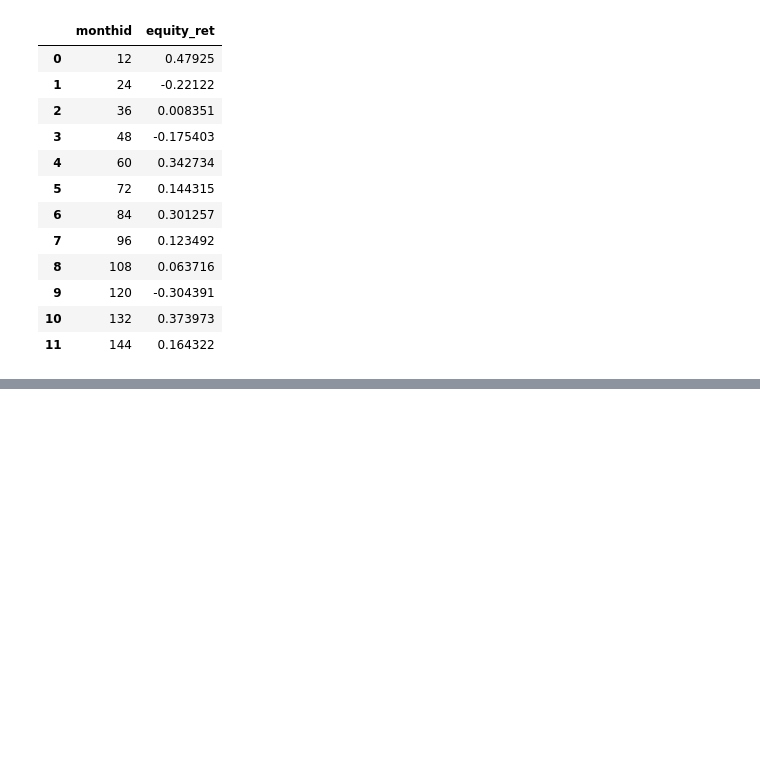
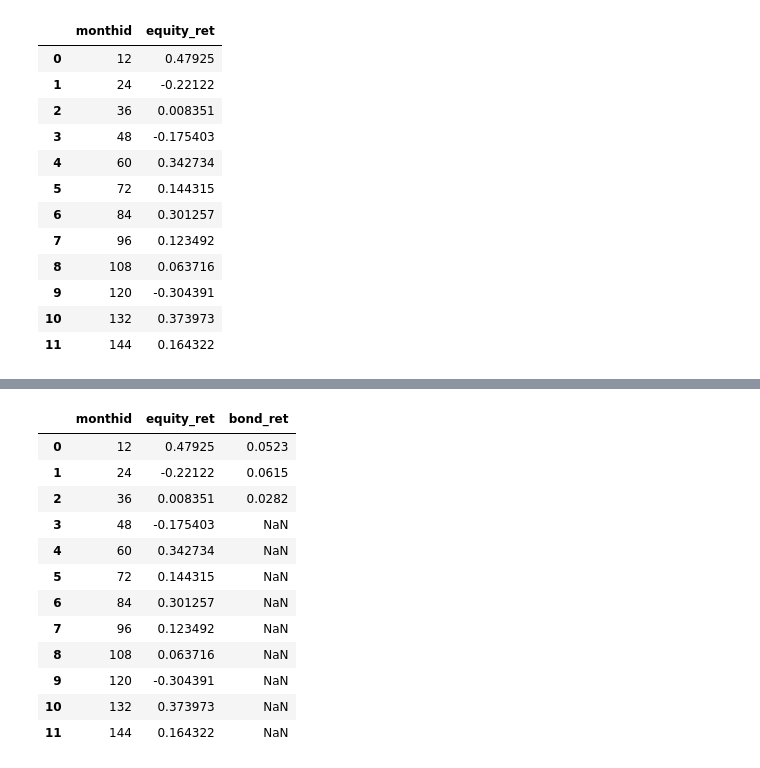
Before and after one commit to uWaterloo-CFM/CFM-301, a Jupyter notebook: Case 2/Case 2 Question 3.ipynb, the cells around one changed output, grey strips where cells are left out. Saved outputs shown, nothing was run; the diff lists cells and outputs as text; code cells hidden in the pictures; blank space fills up the shorter version.

```diff
--- a/Case 2/Case 2 Question 3.ipynb
+++ b/Case 2/Case 2 Question 3.ipynb
@@ -81,0 +188,2 @@ portfolio_rets
+# %%
+rf = pd.read_sas("rf.sas7bdat", encoding = 'ISO-8859-1')
@@ -81,0 +212,24 @@ portfolio_rets
+# %%
+# Add rf bond yields
+counter = 0
+for i in range(0, len(rf_returns), 12):
+    if i + 12 == len(rf_returns):
+        portfolio_rets.loc[counter, "bond_ret"] = rf_returns.loc[i:, "RF"].sum()
+    else:
+        portfolio_rets.loc[counter, "bond_ret"] = rf_returns.loc[i:i+12, "RF"].sum()
+    counter += 1
+portfolio_rets
+# %% [output]
+|  | monthid | equity_ret | bond_ret |
+| 0 | 12 | 0.47925 | 0.0523 |
+| 1 | 24 | -0.22122 | 0.0615 |
+| 2 | 36 | 0.008351 | 0.0282 |
+| 3 | 48 | -0.175403 | NaN |
+| 4 | 60 | 0.342734 | NaN |
+| 5 | 72 | 0.144315 | NaN |
+| 6 | 84 | 0.301257 | NaN |
+| 7 | 96 | 0.123492 | NaN |
+| 8 | 108 | 0.063716 | NaN |
+| 9 | 120 | -0.304391 | NaN |
+| 10 | 132 | 0.373973 | NaN |
+| 11 | 144 | 0.164322 | NaN |
```
Also changed, not shown: parts of 20 cells of this notebook, 3 other files.
